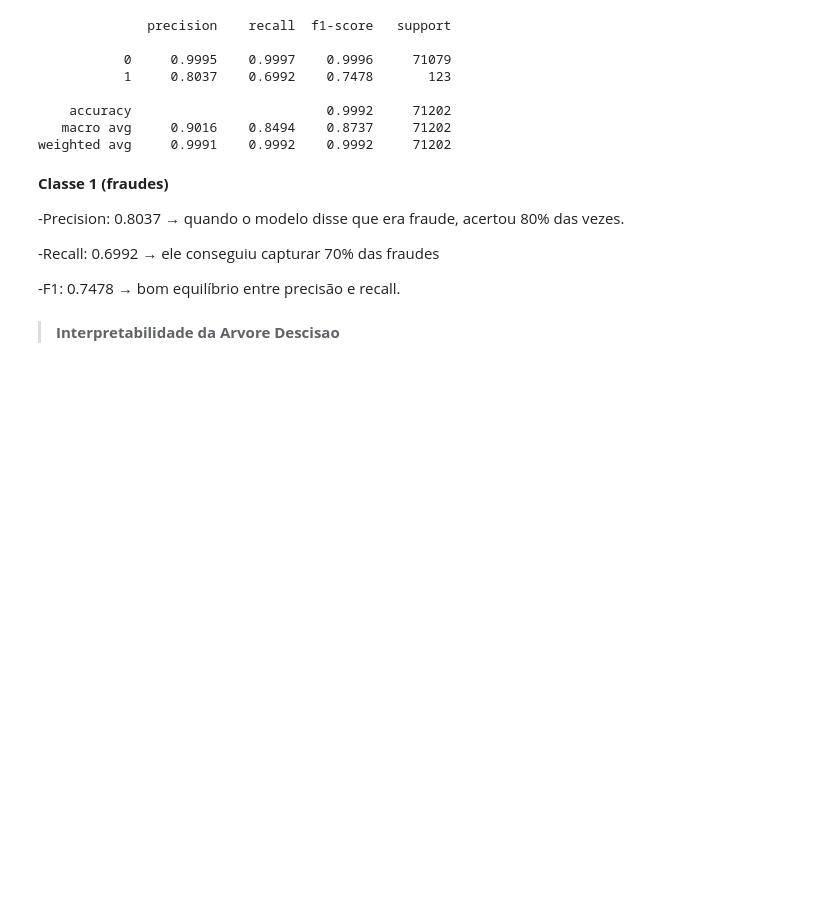
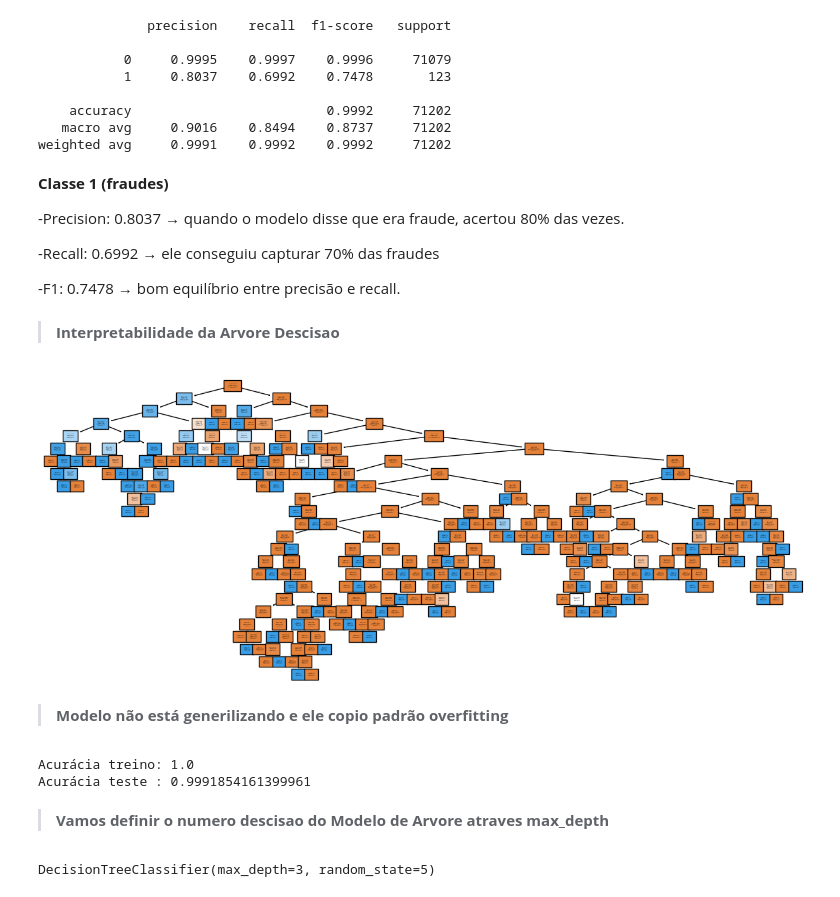
Before and after one commit to emersonsantosgithub/credit-card-fraud-detection-new, a Jupyter notebook: processamento.ipynb, the cells around one changed output. Drawn from its saved outputs; the diff is of its cells as text; code cells hidden in the pictures; blank space fills up the shorter version.

```diff
--- a/processamento.ipynb
+++ b/processamento.ipynb
@@ -74,3 +74,24 @@ weighted avg     0.9991    0.9992    0.9992     71202
 # %%
 from sklearn.tree import plot_tree
 import matplotlib.pyplot as plt
+# %%
+plt.figure(figsize=(15,6))
+plot_tree(arvore,filled=True, class_names=['nao', 'sim'], fontsize=1, feature_names=X_treino.columns);
+# %% [output]
+[figure, added]
+# %% [markdown]
+>**Modelo não está generilizando e ele copio padrão overfitting**
+# %%
+print("Acurácia treino:", arvore.score(X_treino, y_treino))
+print("Acurácia teste :", arvore.score(X_teste, y_teste))
+# %% [output]
+Acurácia treino: 1.0
+Acurácia teste : 0.9991854161399961
+# %% [markdown]
+> **Vamos definir o numero descisao do Modelo de Arvore atraves max_depth**
+# %%
+arvore = DecisionTreeClassifier(max_depth=3, random_state=5)
+
+arvore.fit(X_treino, y_treino)
+# %% [output]
+DecisionTreeClassifier(max_depth=3, random_state=5)
```
Also changed, not shown: parts of 4 cells of this notebook.
